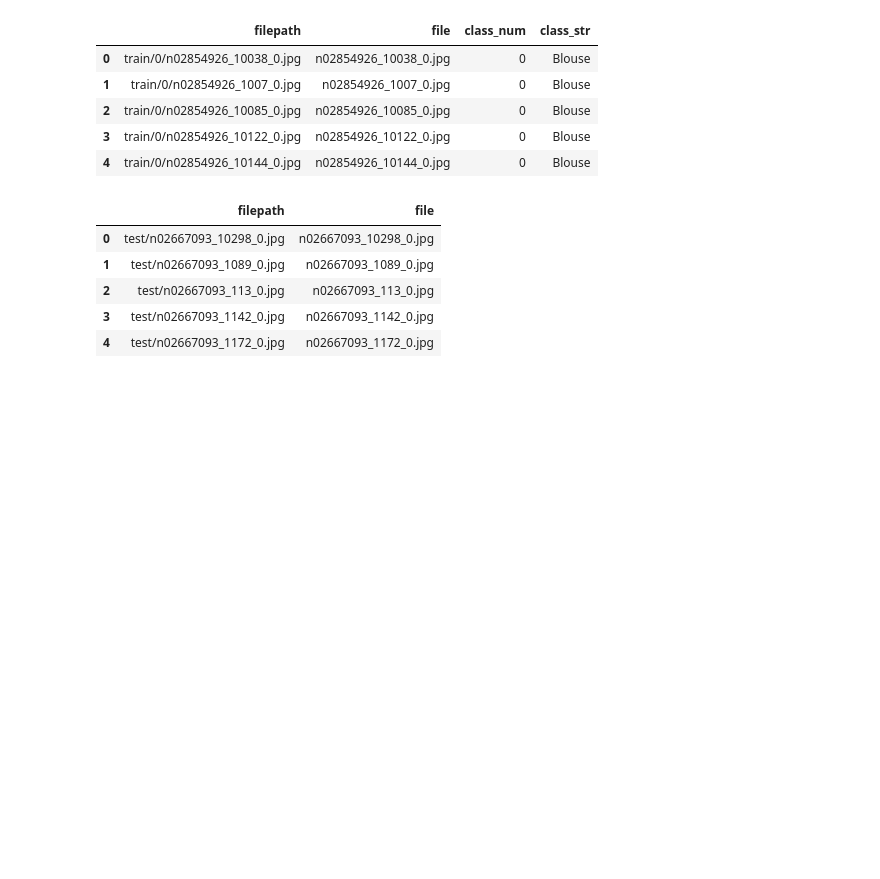
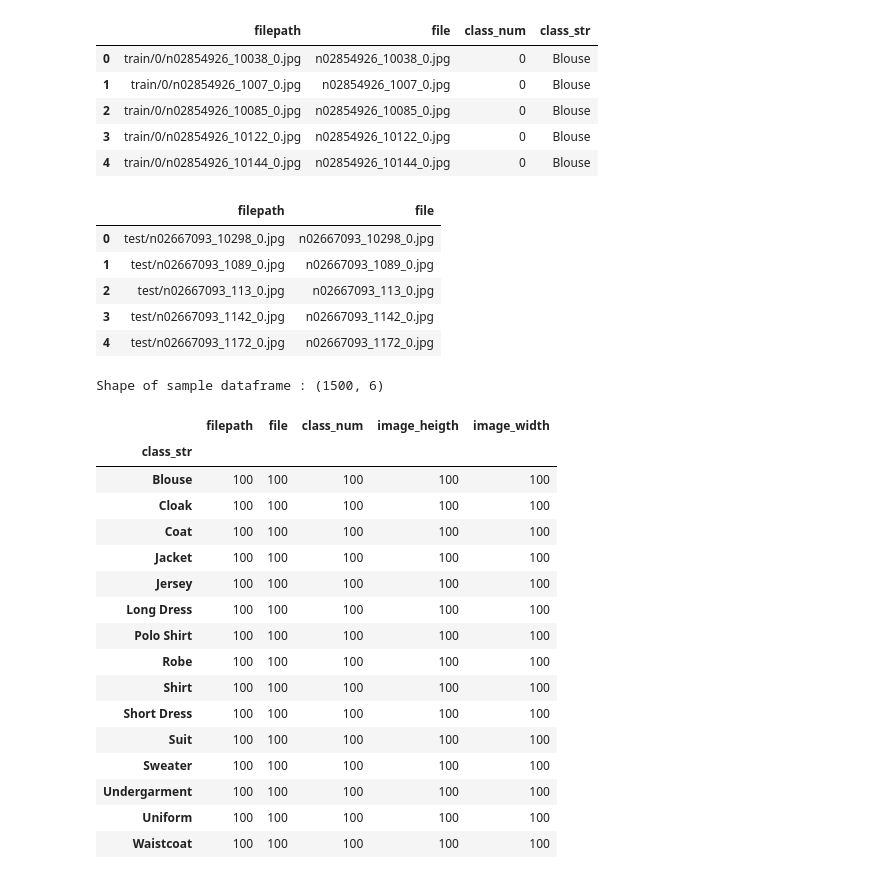
Before and after one commit to rohannanaware/Machine-Learning, a Jupyter notebook: HackerEarth/Caavo Computer Vision Challenge/caavo-cv.ipynb, the cells around one changed output. Saved outputs shown, nothing was run; the diff lists cells and outputs as text; code cells hidden in the pictures; blank space fills up the shorter version.

```diff
--- a/HackerEarth/Caavo Computer Vision Challenge/caavo-cv.ipynb
+++ b/HackerEarth/Caavo Computer Vision Challenge/caavo-cv.ipynb
@@ -116,0 +133,25 @@ test_df.head()
+# %%
+# sampling train data
+class_sample_size = 100 # number of images per class
+train_df_sample =  pd.concat([train_df[train_df['class_str'] == class_str][:class_sample_size]for class_num, class_str in list_class_dct.items()])
+print('Shape of sample dataframe : {}'.format(train_df_sample.shape))
+train_df_sample.groupby('class_str').agg('count')
+# %% [output]
+Shape of sample dataframe : (1500, 6)
+|  | filepath | file | class_num | image_heigth | image_width |
+| class_str |  |  |  |  |  |
+| Blouse | 100 | 100 | 100 | 100 | 100 |
+| Cloak | 100 | 100 | 100 | 100 | 100 |
+| Coat | 100 | 100 | 100 | 100 | 100 |
+| Jacket | 100 | 100 | 100 | 100 | 100 |
+| Jersey | 100 | 100 | 100 | 100 | 100 |
+| Long Dress | 100 | 100 | 100 | 100 | 100 |
+| Polo Shirt | 100 | 100 | 100 | 100 | 100 |
+| Robe | 100 | 100 | 100 | 100 | 100 |
+| Shirt | 100 | 100 | 100 | 100 | 100 |
+| Short Dress | 100 | 100 | 100 | 100 | 100 |
+| Suit | 100 | 100 | 100 | 100 | 100 |
+| Sweater | 100 | 100 | 100 | 100 | 100 |
+| Undergarment | 100 | 100 | 100 | 100 | 100 |
+| Uniform | 100 | 100 | 100 | 100 | 100 |
+| Waistcoat | 100 | 100 | 100 | 100 | 100 |
```
Also changed, not shown: parts of 18 cells of this notebook.
